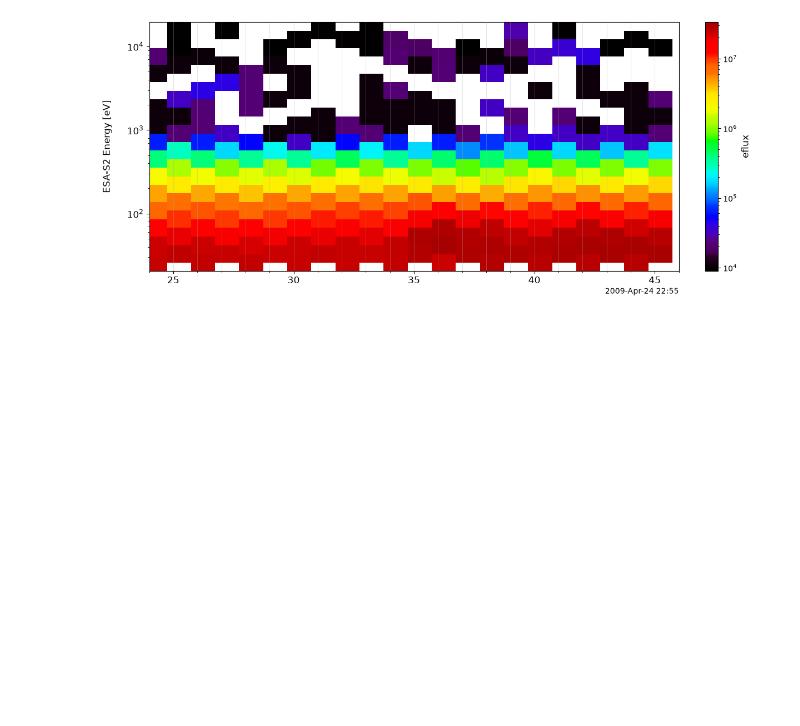
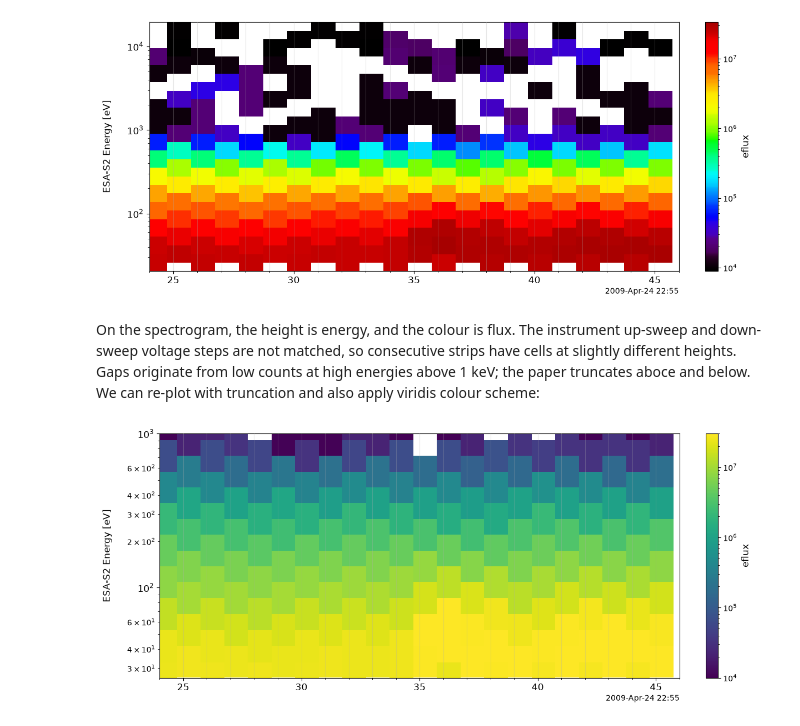
Before and after one commit to yulunwu000/artemis-lunar-plasma, a Jupyter notebook: notebooks/03_kaguya_test.ipynb, the cells around one changed output. Drawn from its saved outputs; the diff is of its cells as text; code cells hidden in the pictures; blank space fills up the shorter version.

```diff
--- a/notebooks/03_kaguya_test.ipynb
+++ b/notebooks/03_kaguya_test.ipynb
@@ -228,3 +235,22 @@ plt.show()
 # %% [output]
 (24,) (24, 14) (24, 14)
 [figure]
+# %% [markdown]
+On the spectrogram, the height is energy, and the colour is flux. The instrument up-sweep and down-sweep voltage steps are not matched, so consecutive strips have cells at slightly different heights. Gaps originate from low counts at high energies above 1 keV; the paper truncates aboce and below. We can re-plot with truncation and also apply viridis colour scheme:
+# %%
+options('kgy_esa2_eflux', 'yrange', [20, 1000]) # truncate energy
+options('kgy_esa2_eflux', 'zrange', [1e4, 3e7]) # colour scale limits to match Ogino
+options('kgy_esa2_eflux', 'colormap', 'viridis')
+options('kgy_esa2_eflux', 'yrange', [26, 1000])
+
+fig, axes = tplot('kgy_esa2_eflux',
+                  trange=['2009-04-24/22:55:24', '2009-04-24/22:55:46'],
+                  display=False, return_plot_objects=True)
+
+for ax in np.atleast_1d(axes):
+    ax.xaxis.set_minor_locator(mdates.SecondLocator())
+    ax.grid(which='both', axis='x', alpha=0.3)
+    ax.set_axisbelow(False)
+plt.show()
+# %% [output]
+[figure, added]
```
Also changed, not shown: parts of 15 cells of this notebook.
